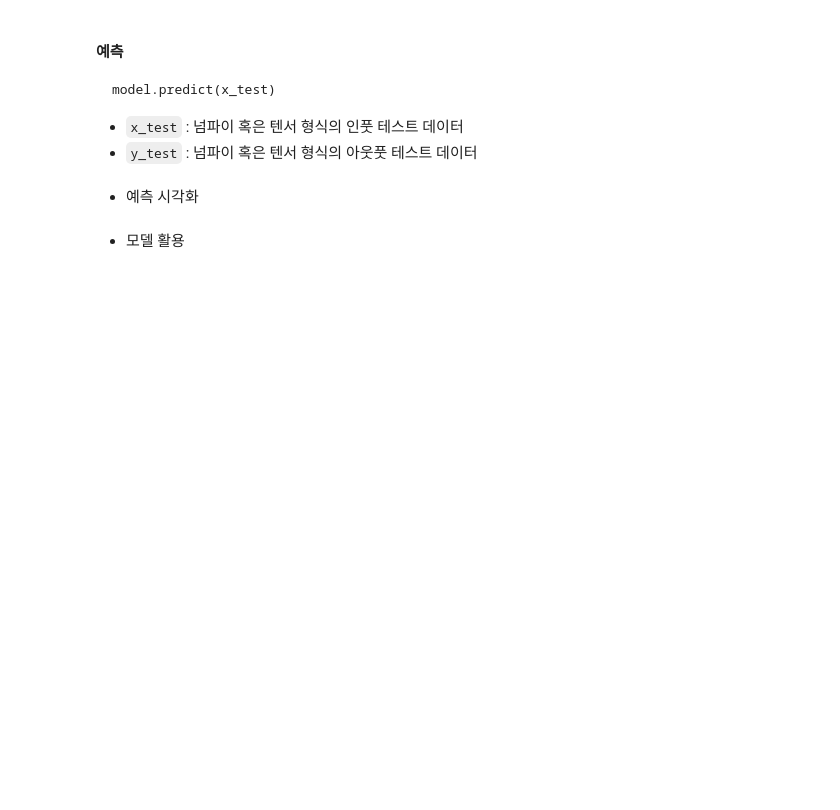
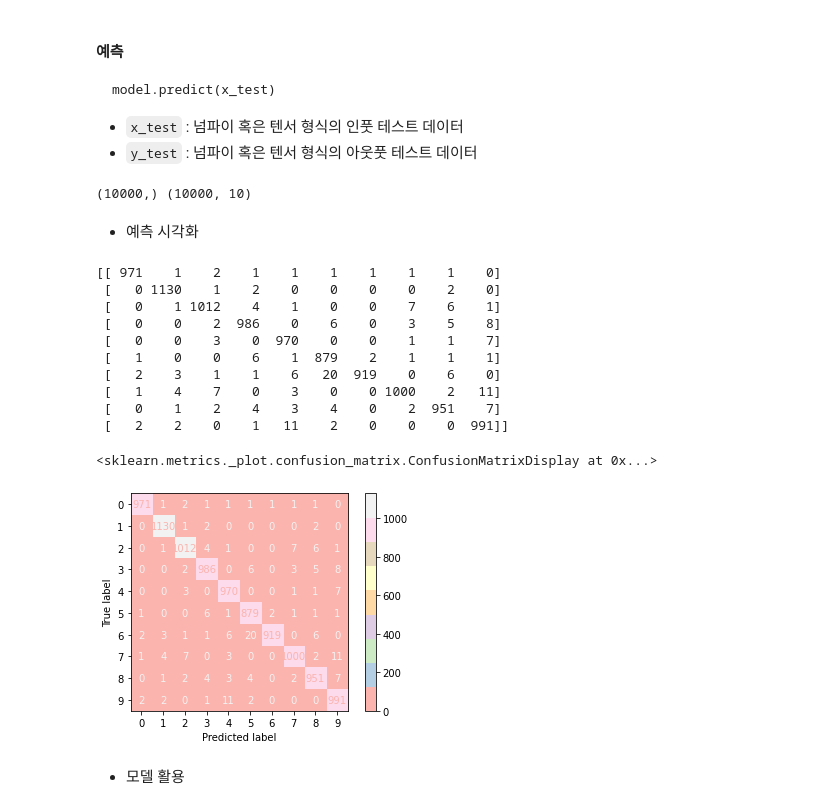
Before and after one commit to hiyeontae/SkillTreePython-DeepLearning, a Jupyter notebook: 01.딥러닝with텐서플로우-basic/ch01_05_DNN기초_다중분류모델.ipynb, the cells around one changed output. Drawn from its saved outputs; the diff is of its cells as text; code cells hidden in the pictures; blank space fills up the shorter version.

````diff
--- a/01.딥러닝with텐서플로우-basic/ch01_05_DNN기초_다중분류모델.ipynb
+++ b/01.딥러닝with텐서플로우-basic/ch01_05_DNN기초_다중분류모델.ipynb
@@ -455,3 +490,6 @@ print(x_train.shape, y_train.shape, x_test.shape, y_test.shape)
 
 * `model.summary()`
 * `utils.plot_model()`
+# %%
+model =bulid_model()
+model.summary()
@@ -469,3 +526,7 @@ model.compile(loss, optimizer, metrics)
+# %%
+model.compile(loss='sparse_categorical_crossentropy',
+              optimizer= 'adam',
+              metrics= ['accuracy'])
 # %% [markdown]
 #### **학습**
 
@@ -476,3 +537,5 @@ model.fit(x_train, y_train, epochs, batch_size)
 * `y_train` : 넘파이 혹은 텐서 형식의 아웃풋 데이터
 * `epochs` : 학습 횟수
 * `batch_size` : 배치 사이즈 ((업데이트 한번에 사용될 샘플 개수)
+# %%
+model.fit(x_train, y_train, epochs=10, batch_size=16)
@@ -494,7 +584,38 @@ model.predict(x_test)
 ```
 * `x_test` : 넘파이 혹은 텐서 형식의 인풋 테스트 데이터
 * `y_test` : 넘파이 혹은 텐서 형식의 아웃풋 테스트 데이터
+# %%
+y_pred = model.predict(x_test)
+print(y_test.shape, y_pred.shape)
+
+
+y_pred_argmax =np.argmax(y_pred, axis=1)
+
+#for i in range(10):
+  #print('y true:' {y_test[i]}- {y_test_argmax[i]}, 'y_pred', {y_pred_argmax[i]})
+# %% [output]
+(10000,) (10000, 10)
 # %% [markdown]
 * 예측 시각화
+# %%
+from sklearn.metrics import confusion_matrix, ConfusionMatrixDisplay
+
+#혼돈행렬
+cm= confusion_matrix(y_test, y_pred_argmax)
+print(cm)
+ConfusionMatrixDisplay(cm).plot(cmap='Pastel1')
+# %% [output]
+[[ 971    1    2    1    1    1    1    1    1    0]
+ [   0 1130    1    2    0    0    0    0    2    0]
+ [   0    1 1012    4    1    0    0    7    6    1]
+ [   0    0    2  986    0    6    0    3    5    8]
+ [   0    0    3    0  970    0    0    1    1    7]
+ [   1    0    0    6    1  879    2    1    1    1]
+ [   2    3    1    1    6   20  919    0    6    0]
+ [   1    4    7    0    3    0    0 1000    2   11]
+ [   0    1    2    4    3    4    0    2  951    7]
+ [   2    2    0    1   11    2    0    0    0  991]]
+<sklearn.metrics._plot.confusion_matrix.ConfusionMatrixDisplay at 0x...>
+[figure, added]
 # %% [markdown]
 * 모델 활용
````
Also changed, not shown: parts of 9 cells of this notebook.
